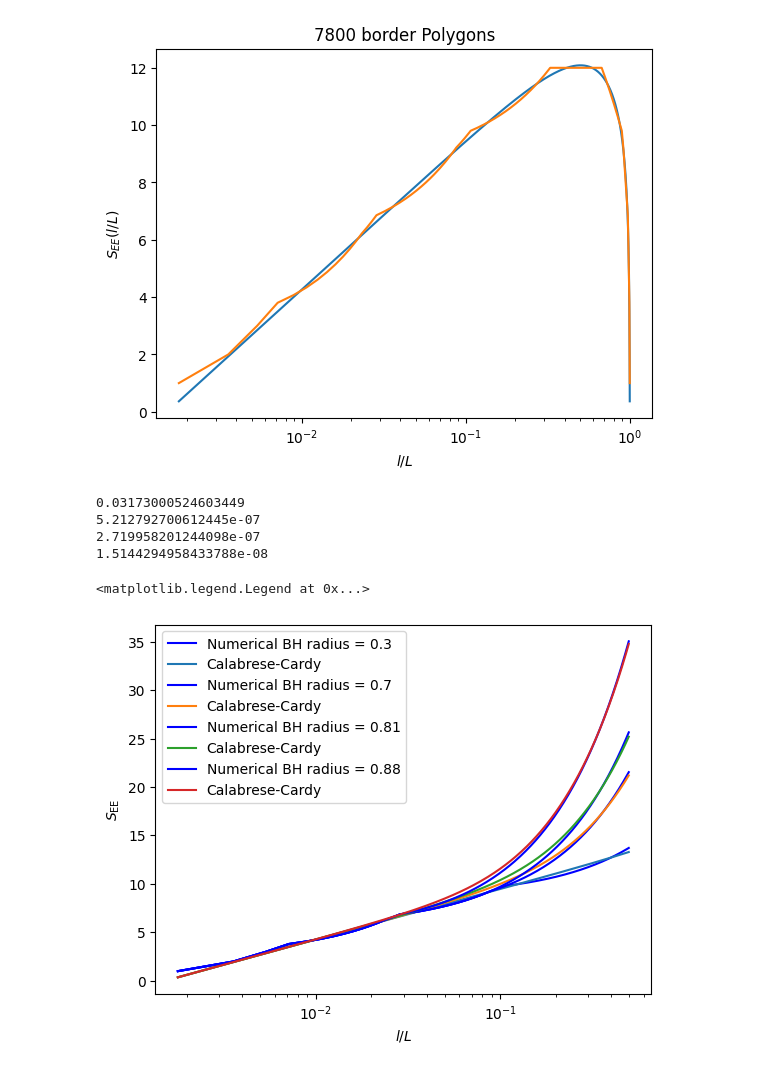
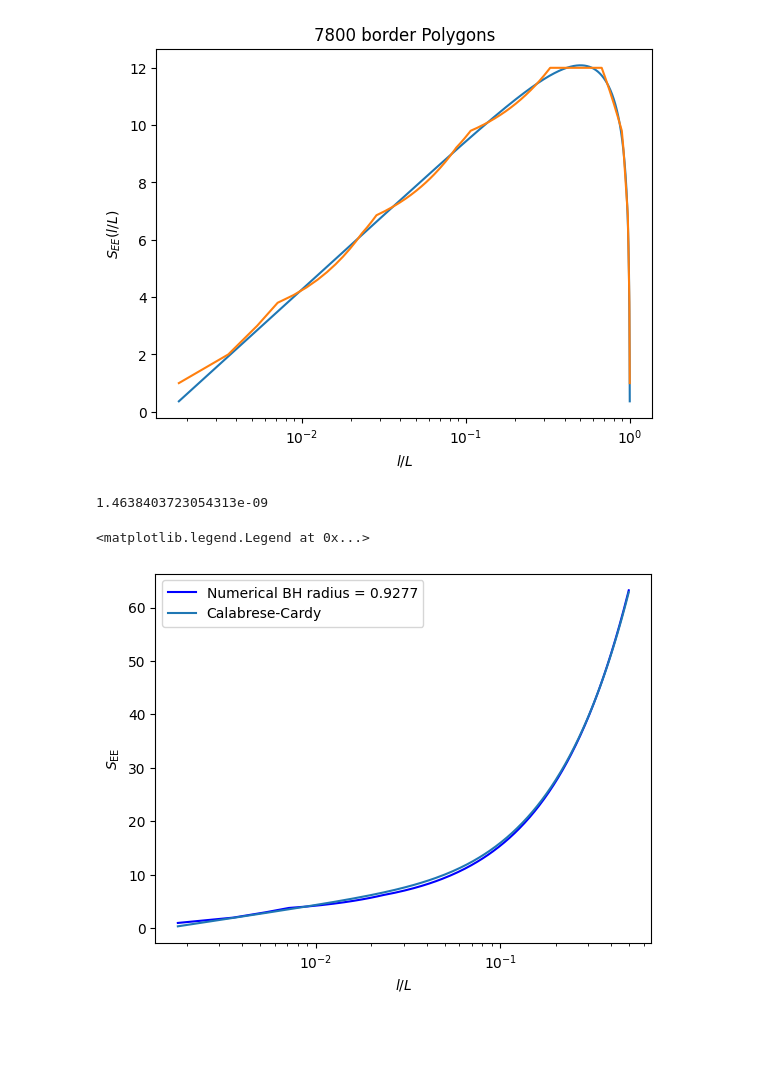
Before and after one commit to Alejo-Costa-Duran/HyperbolicFractonModel, a Jupyter notebook: Simulation.ipynb, the cells around one changed output. Saved outputs shown, nothing was run; the diff lists cells and outputs as text; code cells hidden in the pictures; blank space fills up the shorter version.

```diff
--- a/Simulation.ipynb
+++ b/Simulation.ipynb
@@ -269,4 +269,5 @@ plt.savefig("./CorrelationsTemps.png")
 # %%
 model = md.FractonModel(5,4,5, kernel = 'SRG')
 insidePols = insidePolygons(model)
-bHoleRads = [0.01,0.31,0.71,0.82,0.89]
+print(sorted(list(set([np.round(g.distanceToOrigin+0.0001,4) for g in model.geodesicList]))))
+bHoleRads = [0.01,0.3037, 0.7076, 0.8198, 0.8893, 0.9036, 0.9202, 0.9377]
@@ -361,25 +368,22 @@ def entropyFiniteBeta(l,beta):
 # %%
 smallL = blockSizes <0.5
 betas = []
 beta_Var = []
-for index in range(1,5):
+for index in range(7,8):
     plt.plot(blockSizes[smallL],entropy[index,smallL], label = 'Numerical BH radius = ' + str(round(bHoleRads[index]-0.01,4)),color = 'blue')
     parameters, variance = cf(entropyFiniteBeta,blockSizes[smallL],entropy[index,smallL])
     print(variance[0,0])
     betas.append(np.abs(parameters[0]))
     beta_Var.append(np.sqrt(variance[0,0]))
     plt.plot(blockSizes[smallL],entropyFiniteBeta(blockSizes[smallL],*parameters), label = 'Calabrese-Cardy')
 plt.ylabel(r'$S_{\text{EE}}$')
 plt.xlabel(r'$l/L$')
 plt.xscale('log')
 plt.legend()
 #plt.savefig("./EntanglementEntropies.png")
 # %% [output]
-0.03173000524603449
-5.212792700612445e-07
-2.719958201244098e-07
-1.5144294958433788e-08
+1.4638403723054313e-09
 <matplotlib.legend.Legend at 0x...>
-[figure, old version]
+[figure, new version]
 # %%
 print(np.array(beta_Var))
```
Also changed, not shown: parts of 6 cells of this notebook, 1 other file.
